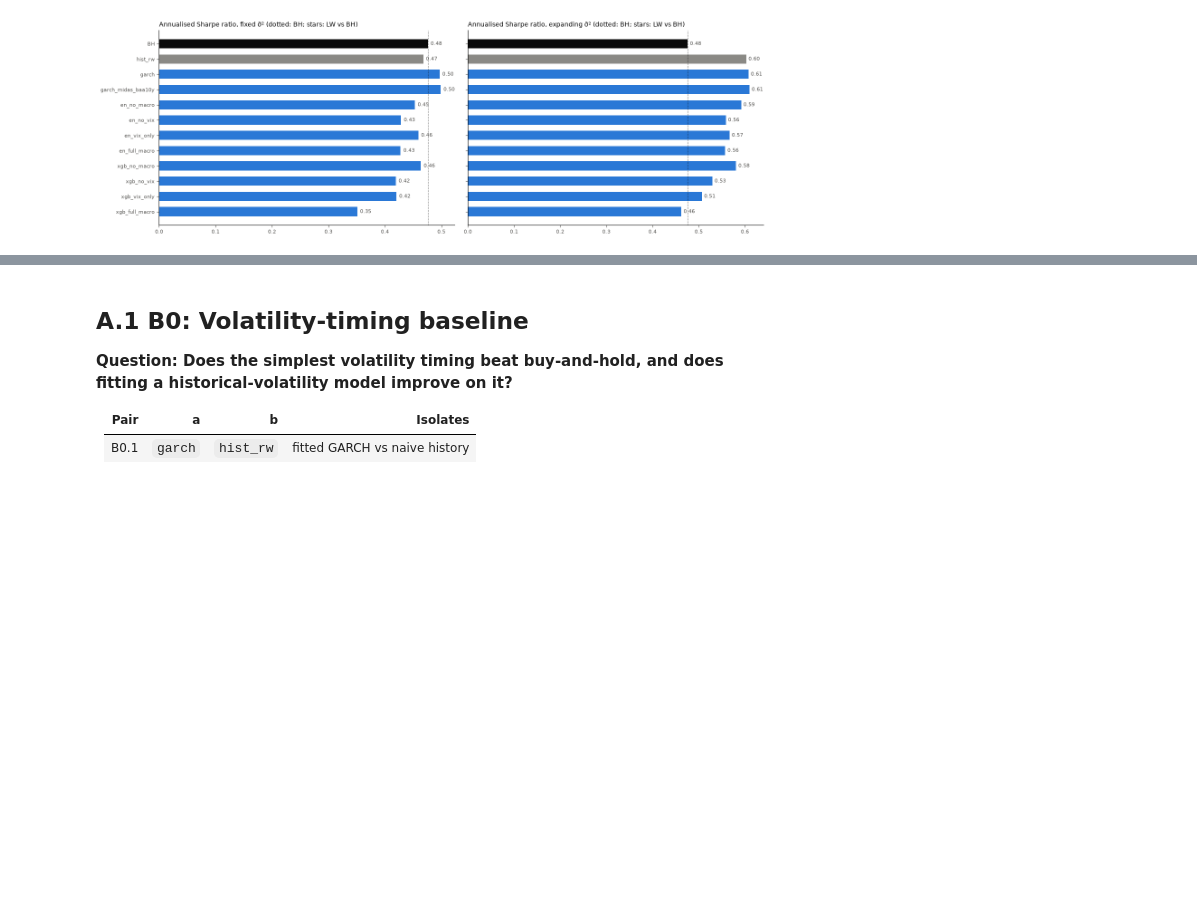
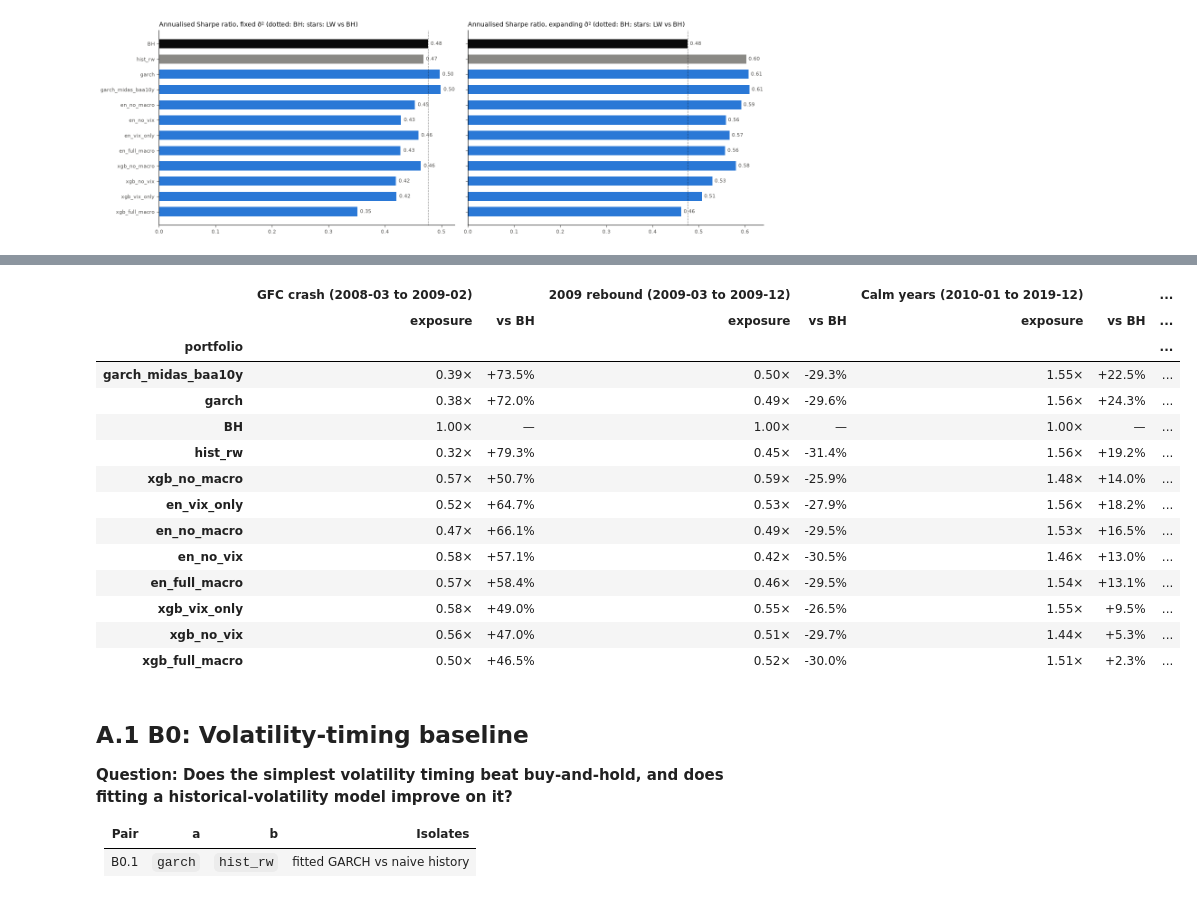
Before and after one commit to chanrahrah/dse4101capstone-project, a Jupyter notebook: models/portfolio/p2_portfolio_eval.ipynb, the cells around one changed output, grey strips where cells are left out. Saved outputs shown, nothing was run; the diff lists cells and outputs as text; code cells hidden in the pictures; blank space fills up the shorter version.

Commit message:
added a section into portfolio notebook 2 to analyse the growth of $1 over oos periods across portfolios

```diff
--- a/models/portfolio/p2_portfolio_eval.ipynb
+++ b/models/portfolio/p2_portfolio_eval.ipynb
@@ -266,3 +282,56 @@ plt.show()
+# %%
+# Sub-periods of the out-of-sample window: (label, first month, last month)
+PERIODS = [
+    ("GFC crash", "2008-03", "2009-02"),
+    ("2009 rebound", "2009-03", "2009-12"),
+    ("Calm years", "2010-01", "2019-12"),
+    ("COVID crash and rebound", "2020-01", "2020-12"),
+    ("2021 to 2025", "2021-01", "2025-12"),
+]
+
+
+def growth_table(spec=MAIN_SPEC):
+    # Per period: mean exposure c x w and the model's end-of-period wealth relative to BH's, in %
+    res = portfolios[spec]
+    rets = pd.DataFrame({BH: bh} | {m: res[m]["managed"] for m in MODELS})
+    # c x w(i,t) averaged over ETFs = the bucket's total exposure; BH is always fully invested
+    expo = pd.DataFrame({BH: 1.0} | {m: res[m]["weights_final"].mean(axis=1) for m in MODELS},
+                        index=rets.index)
+    cols = {}
+    for name, start, end in PERIODS:
+        wealth = (1 + rets.loc[start:end]).prod()
+        head = f"{name} ({start} to {end})"
+        cols[(head, "exposure")] = expo.loc[start:end].mean()
+        cols[(head, "vs BH")] = (wealth / wealth[BH] - 1) * 100
+    wealth = (1 + rets).prod()
+    head = f"Final wealth ($1 → $), BH = {wealth[BH]:.2f}"
+    cols[(head, "exposure")] = expo.mean()
+    cols[(head, "$1 →")] = wealth
+    cols[(head, "vs BH")] = (wealth / wealth[BH] - 1) * 100
+    return pd.DataFrame(cols).sort_values((head, "$1 →"), ascending=False).rename_axis("portfolio")
+
+
+growth = growth_table()
+fmt = {"exposure": "{:.2f}×", "vs BH": "{:+.1f}%", "$1 →": "${:.2f}"}
+growth_view = growth.apply(lambda col: col.map(fmt[col.name[1]].format))
+growth_view.loc[BH, growth_view.columns.get_level_values(1) == "vs BH"] = "—"
+growth_view
+# %% [output]
+|  | GFC crash (2008-03 to 2009-02) |  | 2009 rebound (2009-03 to 2009-12) |  | Calm years (2010-01 to 2019-12) |  | ... |
+|  | exposure | vs BH | exposure | vs BH | exposure | vs BH | ... |
+| portfolio |  |  |  |  |  |  | ... |
+| garch_midas_baa10y | 0.39× | +73.5% | 0.50× | -29.3% | 1.55× | +22.5% | ... |
+| garch | 0.38× | +72.0% | 0.49× | -29.6% | 1.56× | +24.3% | ... |
+| BH | 1.00× | — | 1.00× | — | 1.00× | — | ... |
+| hist_rw | 0.32× | +79.3% | 0.45× | -31.4% | 1.56× | +19.2% | ... |
+| xgb_no_macro | 0.57× | +50.7% | 0.59× | -25.9% | 1.48× | +14.0% | ... |
+| en_vix_only | 0.52× | +64.7% | 0.53× | -27.9% | 1.56× | +18.2% | ... |
+| en_no_macro | 0.47× | +66.1% | 0.49× | -29.5% | 1.53× | +16.5% | ... |
+| en_no_vix | 0.58× | +57.1% | 0.42× | -30.5% | 1.46× | +13.0% | ... |
+| en_full_macro | 0.57× | +58.4% | 0.46× | -29.5% | 1.54× | +13.1% | ... |
+| xgb_vix_only | 0.58× | +49.0% | 0.55× | -26.5% | 1.55× | +9.5% | ... |
+| xgb_no_vix | 0.56× | +47.0% | 0.51× | -29.7% | 1.44× | +5.3% | ... |
+| xgb_full_macro | 0.50× | +46.5% | 0.52× | -30.0% | 1.51× | +2.3% | ... |
 # %% [markdown]
 ## A.1 B0: Volatility-timing baseline
 
```
Also changed, not shown: parts of 2 cells of this notebook.
